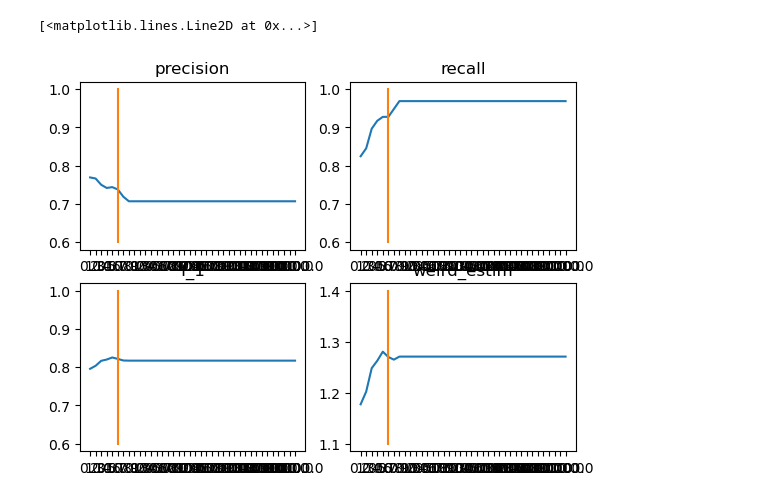
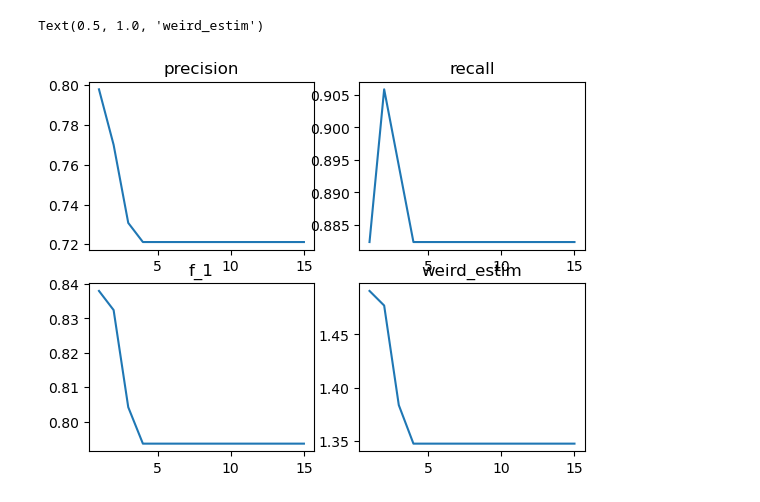
Before and after one commit to tpaquier/material_science, a Jupyter notebook: Tests_for_PU/PGPU/Tuning_hyperparameters/Tuning_B.ipynb, the cells around one changed output. Drawn from its saved outputs; the diff is of its cells as text; code cells hidden in the pictures.

```diff
--- a/Tests_for_PU/PGPU/Tuning_hyperparameters/Tuning_B.ipynb
+++ b/Tests_for_PU/PGPU/Tuning_hyperparameters/Tuning_B.ipynb
@@ -98,9 +98,7 @@ for i in range(n_samples):
         relab[i] = 0
 raisin_data['relab'] = relab
 # %%
-list_of_B = np.hstack((np.linspace(0,10,11,endpoint=True), np.linspace(20,100,9,endpoint=True),
-                       np.linspace(200,1000,9,endpoint=True),
-                       np.linspace(2000,10000,9,endpoint=True)))
+list_of_B = np.hstack((np.linspace(1,15,15,endpoint=True)))
 performances = {}
 for i in list_of_B:
     B = i
@@ -180,18 +178,14 @@ performances_df = performances_df.T
 performances_df.columns = ['precision','recall','f_1','weird_estim']
 # %%
 fig, axs = plt.subplots(2,2)
-axs[0,0].plot(performances_df['precision'])
+axs[0,0].plot(list_of_B,performances_df['precision'])
 axs[0,0].set_title('precision')
-axs[0,0].plot(np.ones(2)*5,np.linspace(0.6,1,2))
-axs[0,1].plot(performances_df['recall'])
+axs[0,1].plot(list_of_B,performances_df['recall'])
 axs[0,1].set_title('recall')
-axs[0,1].plot(np.ones(2)*5,np.linspace(0.6,1,2))
-axs[1,0].plot(performances_df['f_1'])
+axs[1,0].plot(list_of_B,performances_df['f_1'])
 axs[1,0].set_title('f_1')
-axs[1,0].plot(np.ones(2)*5,np.linspace(0.6,1,2))
-axs[1,1].plot(performances_df['weird_estim'])
+axs[1,1].plot(list_of_B,performances_df['weird_estim'])
 axs[1,1].set_title('weird_estim')
-axs[1,1].plot(np.ones(2)*5,np.linspace(1.1,1.4,2))
 # %% [output]
-[<matplotlib.lines.Line2D at 0x...>]
+Text(0.5, 1.0, 'weird_estim')
-[figure, old version]
+[figure, new version]
```
Also changed, not shown: parts of 2 cells of this notebook.
